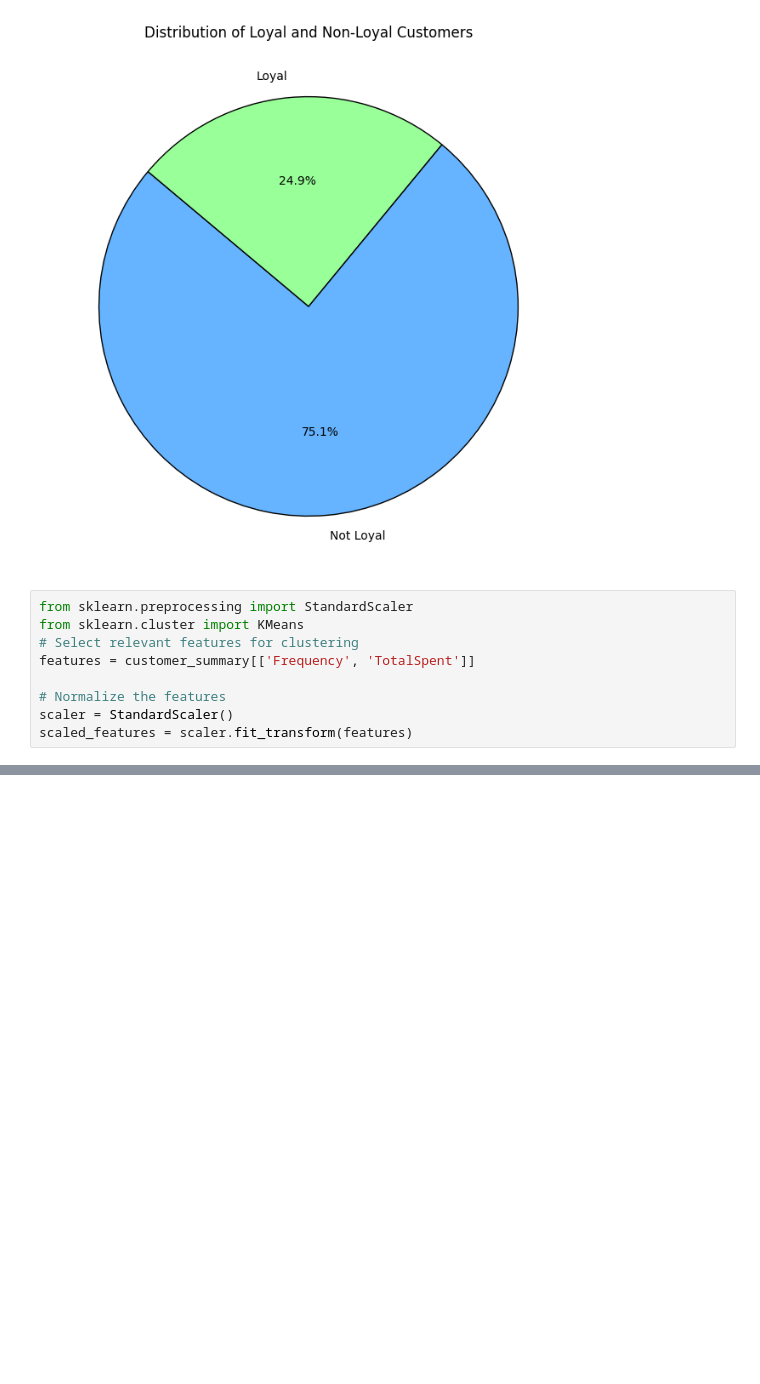
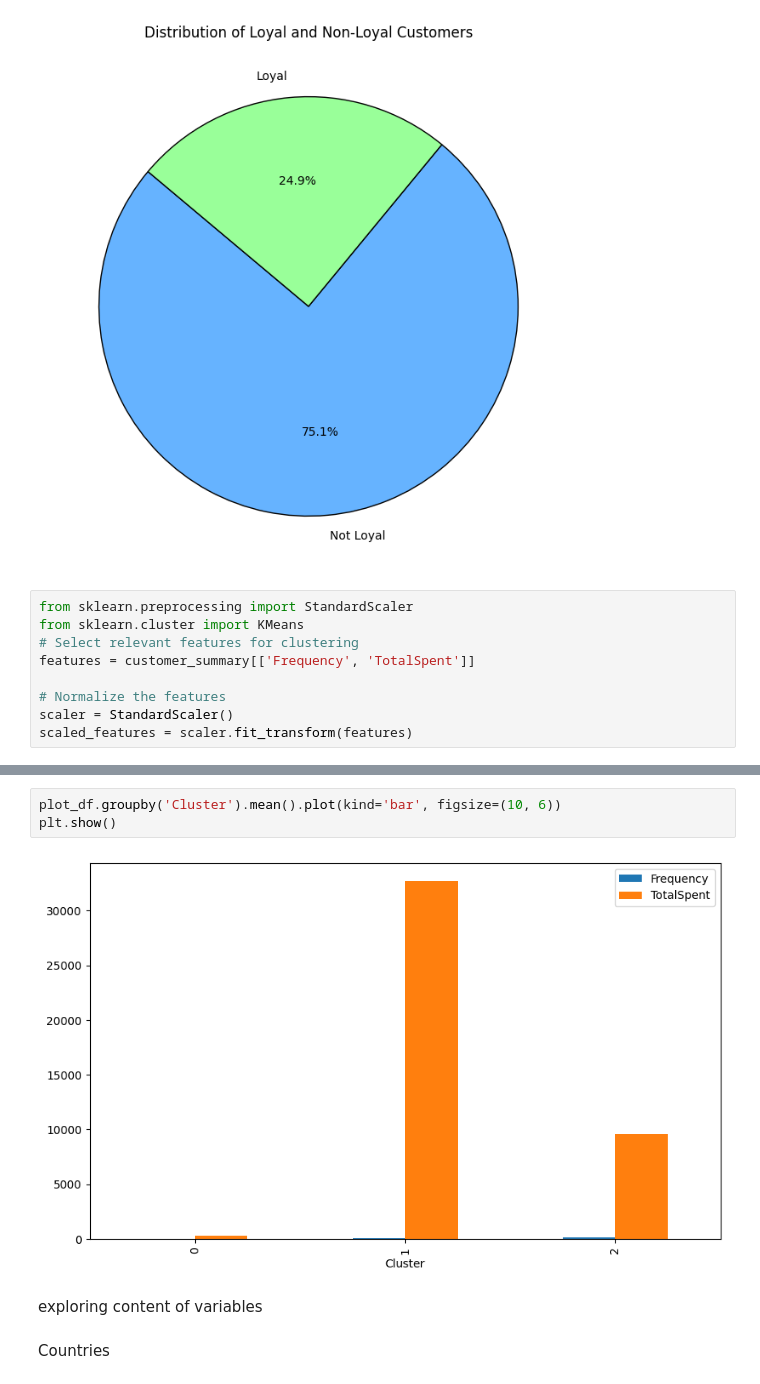
Before and after one commit to vaas-umputer/Customer-Segmentation, a Jupyter notebook: Customer_Segmentation.ipynb, the cells around one changed output, grey strips where cells are left out. Saved outputs shown, nothing was run; the diff lists cells and outputs as text; blank space fills up the shorter version.

```diff
--- a/Customer_Segmentation.ipynb
+++ b/Customer_Segmentation.ipynb
@@ -1351,0 +1306,9 @@ plt.show()
+# %%
+plot_df.groupby('Cluster').mean().plot(kind='bar', figsize=(10, 6))
+plt.show()
+# %% [output]
+[figure, added]
+# %% [markdown]
+exploring content of variables
+# %% [markdown]
+Countries
```
Also changed, not shown: parts of 91 cells of this notebook.
